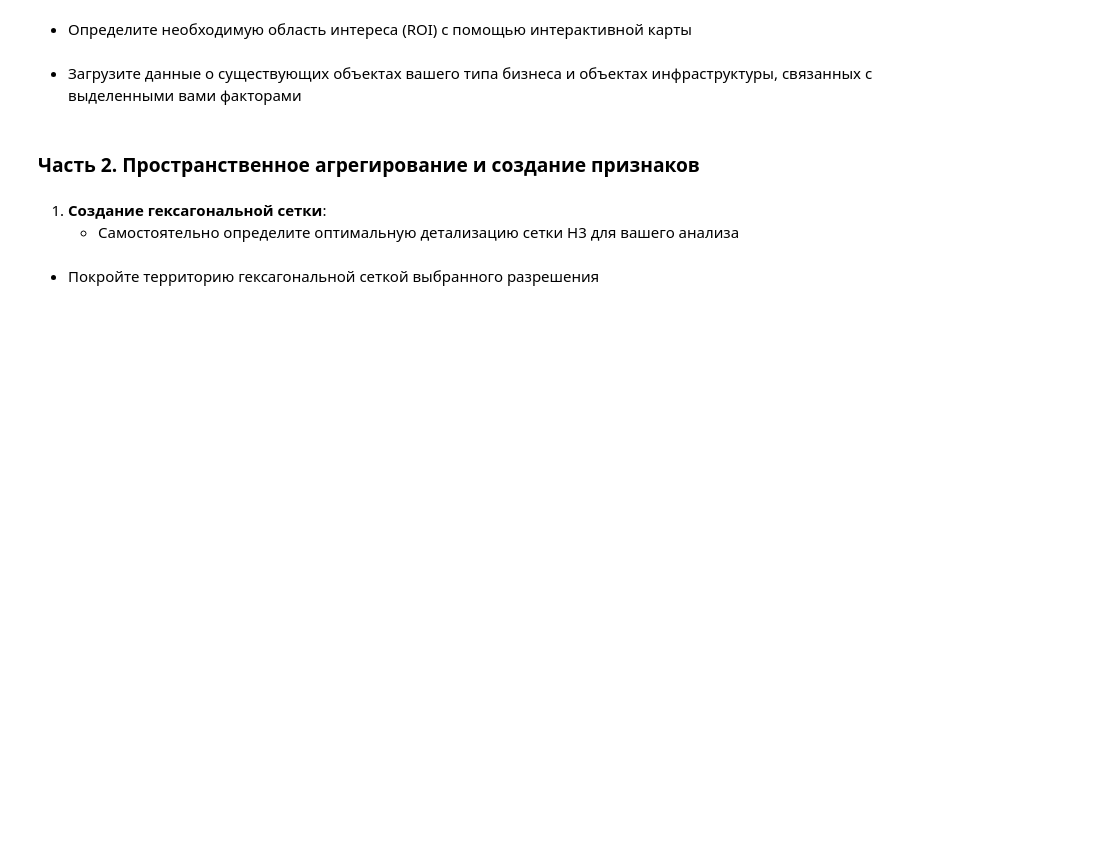
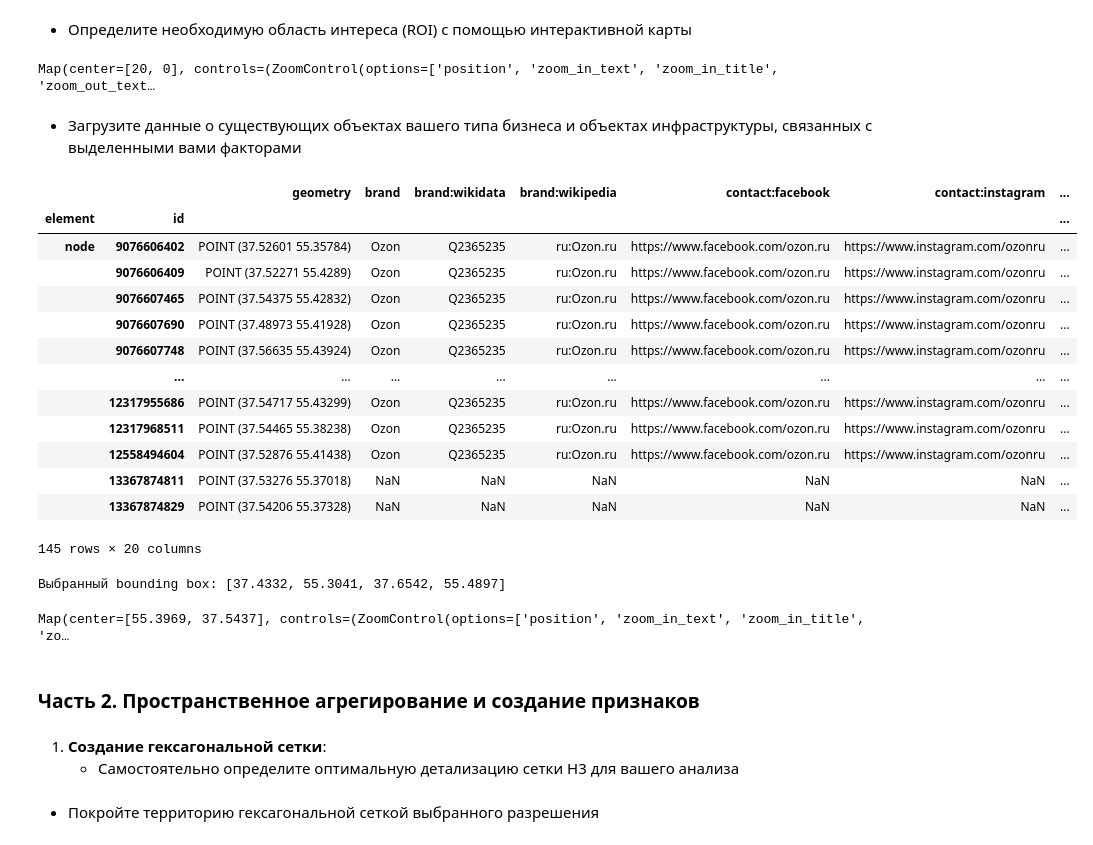
Before and after one commit to GDVevo/ml_uni, a Jupyter notebook: Практическая_работа_№12.2_Геомаркетинговое_исследование_территорий.ipynb, the cells around one changed output. Saved outputs shown, nothing was run; the diff lists cells and outputs as text; code cells hidden in the pictures; blank space fills up the shorter version.

```diff
--- a/Практическая_работа_№12.2_Геомаркетинговое_исследование_территорий.ipynb
+++ b/Практическая_работа_№12.2_Геомаркетинговое_исследование_территорий.ipynb
@@ -132,2 +143,7 @@ import osmnx as ox
 # %% [markdown]
    - Определите необходимую область интереса (ROI) с помощью интерактивной карты
+# %%
+m = leafmap.Map(draw_control=True, basemap='CartoDB.Positron')
+m
+# %% [output]
+Map(center=[20, 0], controls=(ZoomControl(options=['position', 'zoom_in_text', 'zoom_in_title', 'zoom_out_text…
@@ -134,5 +154,37 @@ import osmnx as ox
 # %% [markdown]
    - Загрузите данные о существующих объектах вашего типа бизнеса и объектах инфраструктуры, связанных с выделенными вами факторами
+# %%
+ozon_gdf = ox.features_from_place("Подольск", tags={'name':'Ozon', 'brand':'Ozon'})
+ozon_gdf
+# %% [output]
+|  |  | geometry | brand | brand:wikidata | brand:wikipedia | contact:facebook | contact:instagram | ... |
+| element | id |  |  |  |  |  |  | ... |
+| node | 9076606402 | POINT (37.52601 55.35784) | Ozon | Q2365235 | ru:Ozon.ru | https://www.facebook.com/ozon.ru | https://www.instagram.com/ozonru | ... |
+|  | 9076606409 | POINT (37.52271 55.4289) | Ozon | Q2365235 | ru:Ozon.ru | https://www.facebook.com/ozon.ru | https://www.instagram.com/ozonru | ... |
+|  | 9076607465 | POINT (37.54375 55.42832) | Ozon | Q2365235 | ru:Ozon.ru | https://www.facebook.com/ozon.ru | https://www.instagram.com/ozonru | ... |
+|  | 9076607690 | POINT (37.48973 55.41928) | Ozon | Q2365235 | ru:Ozon.ru | https://www.facebook.com/ozon.ru | https://www.instagram.com/ozonru | ... |
+|  | 9076607748 | POINT (37.56635 55.43924) | Ozon | Q2365235 | ru:Ozon.ru | https://www.facebook.com/ozon.ru | https://www.instagram.com/ozonru | ... |
+|  | ... | ... | ... | ... | ... | ... | ... | ... |
+|  | 12317955686 | POINT (37.54717 55.43299) | Ozon | Q2365235 | ru:Ozon.ru | https://www.facebook.com/ozon.ru | https://www.instagram.com/ozonru | ... |
+|  | 12317968511 | POINT (37.54465 55.38238) | Ozon | Q2365235 | ru:Ozon.ru | https://www.facebook.com/ozon.ru | https://www.instagram.com/ozonru | ... |
+|  | 12558494604 | POINT (37.52876 55.41438) | Ozon | Q2365235 | ru:Ozon.ru | https://www.facebook.com/ozon.ru | https://www.instagram.com/ozonru | ... |
+|  | 13367874811 | POINT (37.53276 55.37018) | NaN | NaN | NaN | NaN | NaN | ... |
+|  | 13367874829 | POINT (37.54206 55.37328) | NaN | NaN | NaN | NaN | NaN | ... |
+145 rows × 20 columns
+# %%
+bbox = m.user_roi_bounds()
+if bbox:
+    print(f"Выбранный bounding box: {bbox}")
+else:
+    bbox = [37.444, 55.2955, 37.6569, 55.496]
+    print(f"Область не выбрана. Используем значение по умолчанию: {bbox}")
+m2 = leafmap.Map(center=[(bbox[1]+bbox[3])/2, (bbox[0]+bbox[2])/2], zoom=11, basemap='CartoDB.Positron')
+m2.add_gdf(ozon_gdf, layer_name='OZON Location', info_mode='on_click')
+
+m2
+# %% [output]
+Выбранный bounding box: [37.4332, 55.3041, 37.6542, 55.4897]
+Map(center=[55.3969, 37.5437], controls=(ZoomControl(options=['position', 'zoom_in_text', 'zoom_in_title', 'zo…
 # %% [markdown]
 ### **Часть 2. Пространственное агрегирование и создание признаков**
 # %% [markdown]
```
Also changed, not shown: parts of 11 cells of this notebook.
